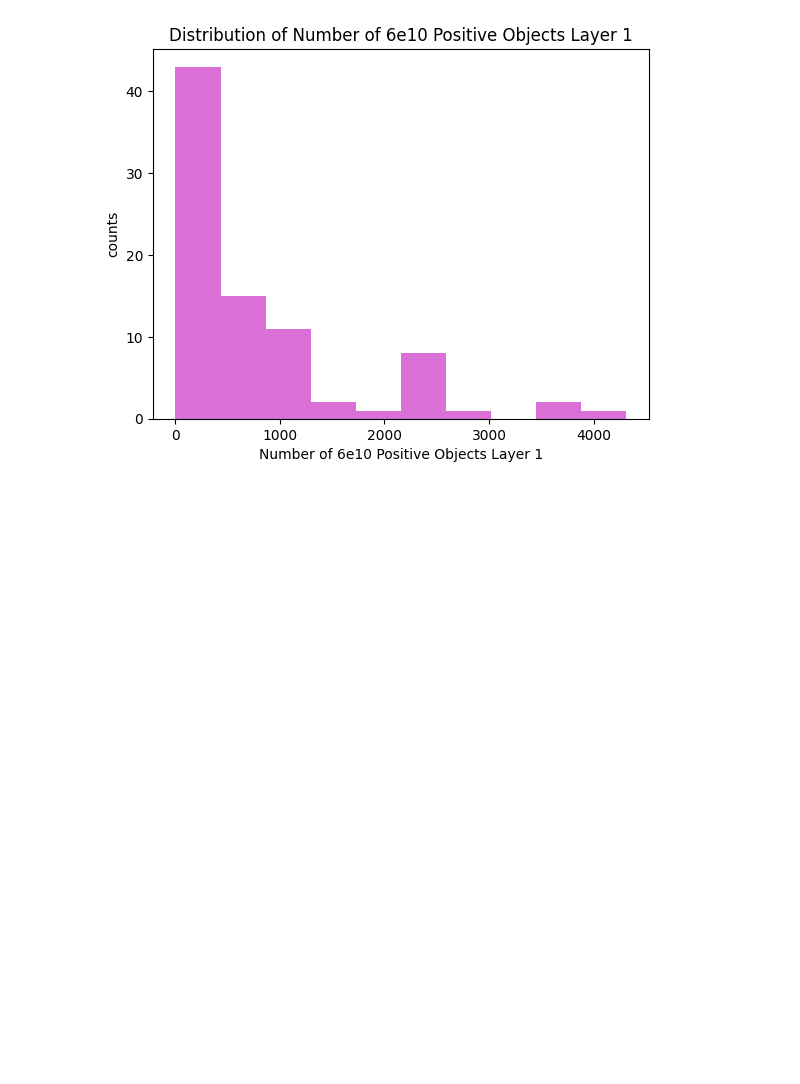
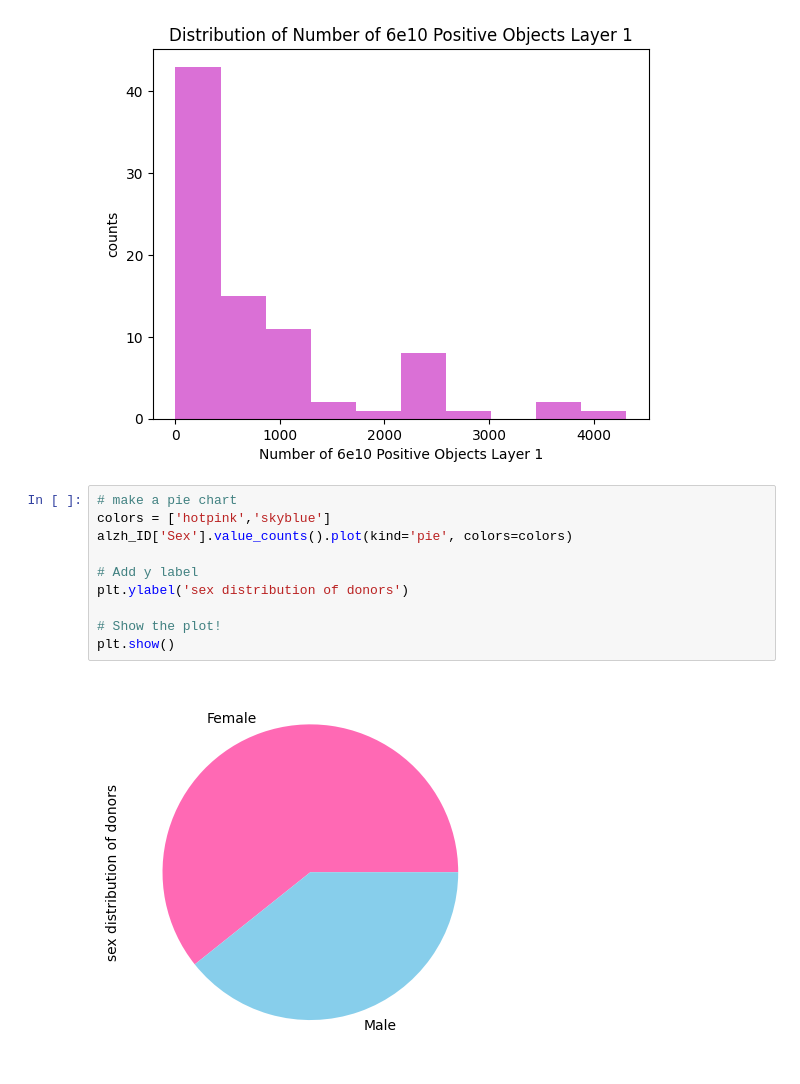
Before and after one commit to hopeboldizar/neuro-spring-23, a Jupyter notebook: final_project_spring_2023.ipynb, the cells around one changed output. Saved outputs shown, nothing was run; the diff lists cells and outputs as text; blank space fills up the shorter version.

```diff
--- a/final_project_spring_2023.ipynb
+++ b/final_project_spring_2023.ipynb
@@ -54,3 +56,15 @@ plt.title('Distribution of Number of 6e10 Positive Objects Layer 1')
 # %% [output]
 Text(0.5, 1.0, 'Distribution of Number of 6e10 Positive Objects Layer 1')
 [figure]
+# %%
+# make a pie chart
+colors = ['hotpink','skyblue']
+alzh_ID['Sex'].value_counts().plot(kind='pie', colors=colors)
+
+# Add y label
+plt.ylabel('sex distribution of donors')
+
+# Show the plot!
+plt.show()
+# %% [output]
+[figure, added]
```
Also changed, not shown: parts of 12 cells of this notebook.
